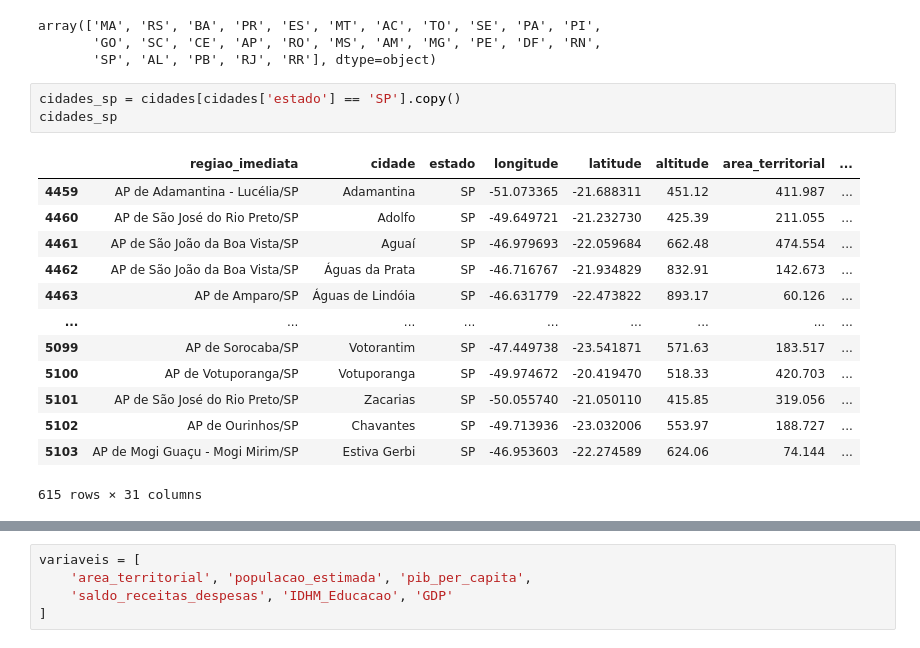
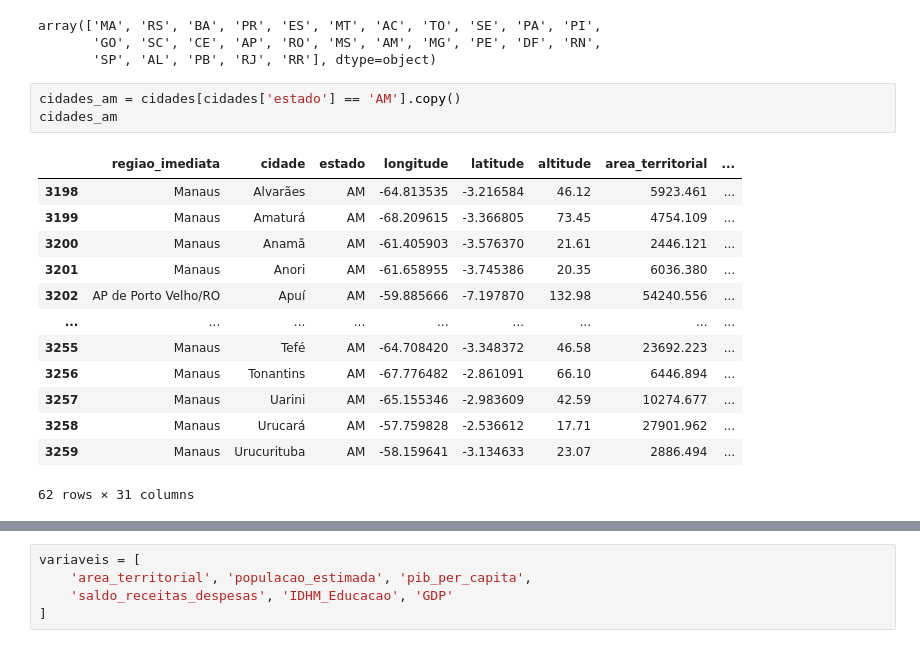
Before and after one commit to lucasdebeterco/gci-2013, a Jupyter notebook: aulas/Aula14Enterega.ipynb, the cells around one changed output, grey strips where cells are left out. Saved outputs shown, nothing was run; the diff lists cells and outputs as text.

```diff
--- a/aulas/Aula14Enterega.ipynb
+++ b/aulas/Aula14Enterega.ipynb
@@ -70,20 +70,20 @@ array(['MA', 'RS', 'BA', 'PR', 'ES', 'MT', 'AC', 'TO', 'SE', 'PA', 'PI',
        'GO', 'SC', 'CE', 'AP', 'RO', 'MS', 'AM', 'MG', 'PE', 'DF', 'RN',
        'SP', 'AL', 'PB', 'RJ', 'RR'], dtype=object)
 # %%
-cidades_sp = cidades[cidades['estado'] == 'SP'].copy()
-cidades_sp
+cidades_am = cidades[cidades['estado'] == 'AM'].copy()
+cidades_am
 # %% [output]
 |  | regiao_imediata | cidade | estado | longitude | latitude | altitude | area_territorial | ... |
-| 4459 | AP de Adamantina - Lucélia/SP | Adamantina | SP | -51.073365 | -21.688311 | 451.12 | 411.987 | ... |
-| 4460 | AP de São José do Rio Preto/SP | Adolfo | SP | -49.649721 | -21.232730 | 425.39 | 211.055 | ... |
-| 4461 | AP de São João da Boa Vista/SP | Aguaí | SP | -46.979693 | -22.059684 | 662.48 | 474.554 | ... |
-| 4462 | AP de São João da Boa Vista/SP | Águas da Prata | SP | -46.716767 | -21.934829 | 832.91 | 142.673 | ... |
-| 4463 | AP de Amparo/SP | Águas de Lindóia | SP | -46.631779 | -22.473822 | 893.17 | 60.126 | ... |
+| 3198 | Manaus | Alvarães | AM | -64.813535 | -3.216584 | 46.12 | 5923.461 | ... |
+| 3199 | Manaus | Amaturá | AM | -68.209615 | -3.366805 | 73.45 | 4754.109 | ... |
+| 3200 | Manaus | Anamã | AM | -61.405903 | -3.576370 | 21.61 | 2446.121 | ... |
+| 3201 | Manaus | Anori | AM | -61.658955 | -3.745386 | 20.35 | 6036.380 | ... |
+| 3202 | AP de Porto Velho/RO | Apuí | AM | -59.885666 | -7.197870 | 132.98 | 54240.556 | ... |
 | ... | ... | ... | ... | ... | ... | ... | ... | ... |
-| 5099 | AP de Sorocaba/SP | Votorantim | SP | -47.449738 | -23.541871 | 571.63 | 183.517 | ... |
-| 5100 | AP de Votuporanga/SP | Votuporanga | SP | -49.974672 | -20.419470 | 518.33 | 420.703 | ... |
-| 5101 | AP de São José do Rio Preto/SP | Zacarias | SP | -50.055740 | -21.050110 | 415.85 | 319.056 | ... |
-| 5102 | AP de Ourinhos/SP | Chavantes | SP | -49.713936 | -23.032006 | 553.97 | 188.727 | ... |
-| 5103 | AP de Mogi Guaçu - Mogi Mirim/SP | Estiva Gerbi | SP | -46.953603 | -22.274589 | 624.06 | 74.144 | ... |
+| 3255 | Manaus | Tefé | AM | -64.708420 | -3.348372 | 46.58 | 23692.223 | ... |
+| 3256 | Manaus | Tonantins | AM | -67.776482 | -2.861091 | 66.10 | 6446.894 | ... |
+| 3257 | Manaus | Uarini | AM | -65.155346 | -2.983609 | 42.59 | 10274.677 | ... |
+| 3258 | Manaus | Urucará | AM | -57.759828 | -2.536612 | 17.71 | 27901.962 | ... |
+| 3259 | Manaus | Urucurituba | AM | -58.159641 | -3.134633 | 23.07 | 2886.494 | ... |
-615 rows × 31 columns
+62 rows × 31 columns
 # %%
```
Also changed, not shown: parts of 10 cells of this notebook, 2 other files.
